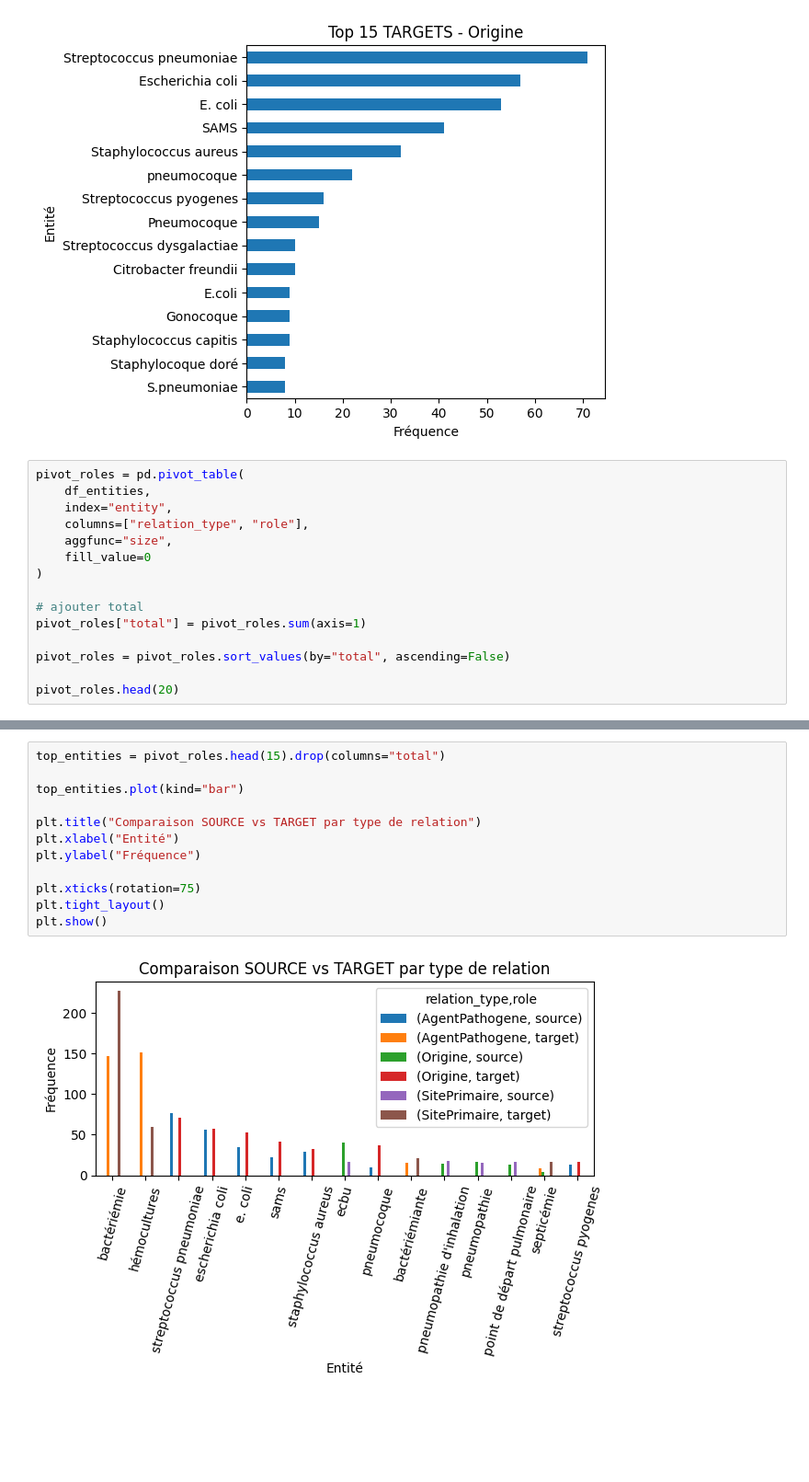
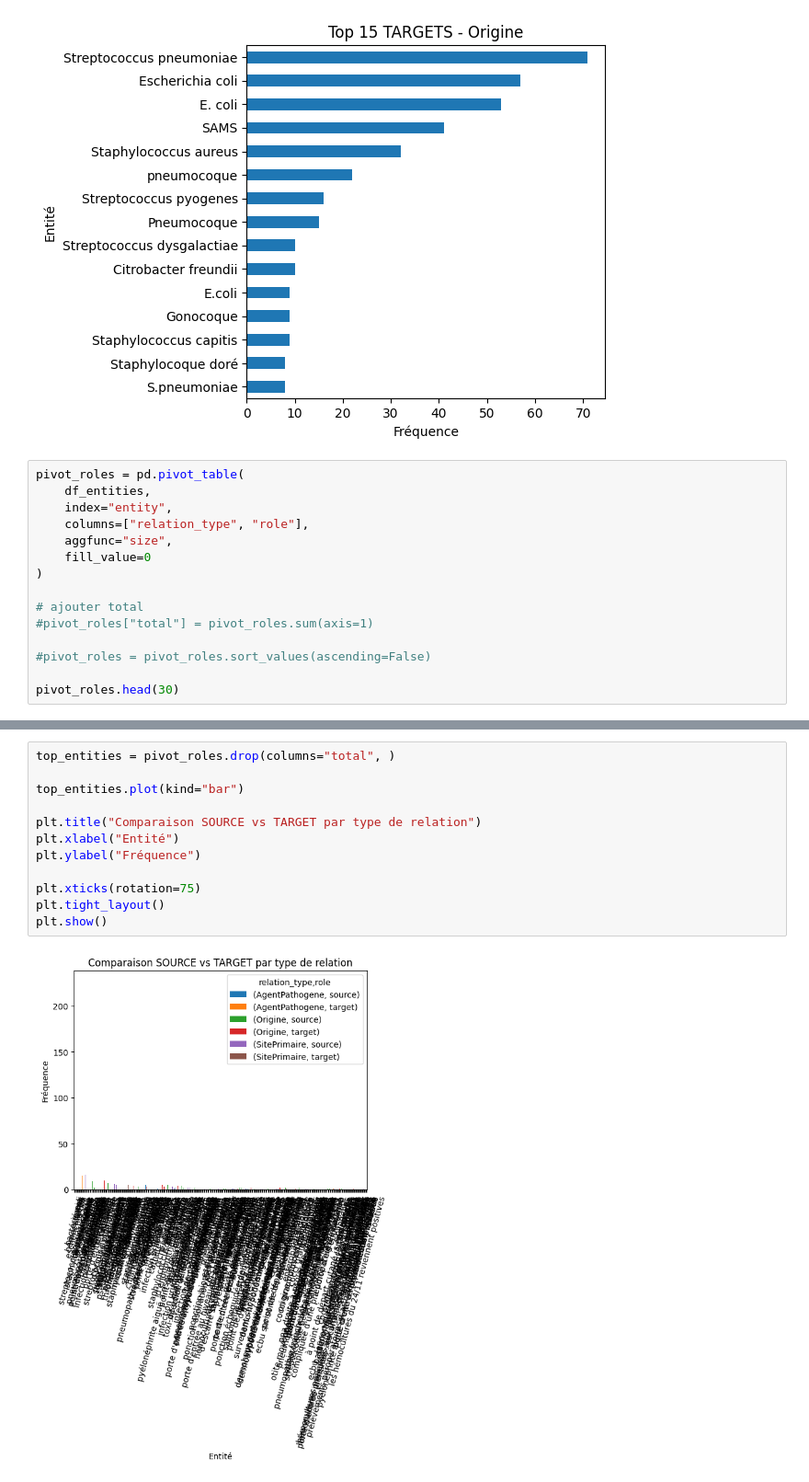
Before and after one commit to PJGouze/KG_RAG, a Jupyter notebook: KG_RAG/tests_and_req/statistiques_partages.ipynb, the cells around one changed output, grey strips where cells are left out. Shown at 92% size. Drawn from its saved outputs; the diff is of its cells as text; blank space fills up the shorter version.

```diff
--- a/KG_RAG/tests_and_req/statistiques_partages.ipynb
+++ b/KG_RAG/tests_and_req/statistiques_partages.ipynb
@@ -282,9 +320,9 @@ pivot_roles = pd.pivot_table(
 )
 
 # ajouter total
-pivot_roles["total"] = pivot_roles.sum(axis=1)
+#pivot_roles["total"] = pivot_roles.sum(axis=1)
 
-pivot_roles = pivot_roles.sort_values(by="total", ascending=False)
+#pivot_roles = pivot_roles.sort_values(ascending=False)
 
-pivot_roles.head(20)
+pivot_roles.head(30)
 # %% [output]
@@ -310,14 +360,14 @@ pivot_roles.head(20)
 # %%
-top_entities = pivot_roles.head(15).drop(columns="total")
+top_entities = pivot_roles.drop(columns="total", )
 
 top_entities.plot(kind="bar")
 
 plt.title("Comparaison SOURCE vs TARGET par type de relation")
 plt.xlabel("Entité")
 plt.ylabel("Fréquence")
 
 plt.xticks(rotation=75)
 plt.tight_layout()
 plt.show()
 # %% [output]
-[figure, old version]
+[figure, new version]
```
Also changed, not shown: parts of 10 cells of this notebook.
